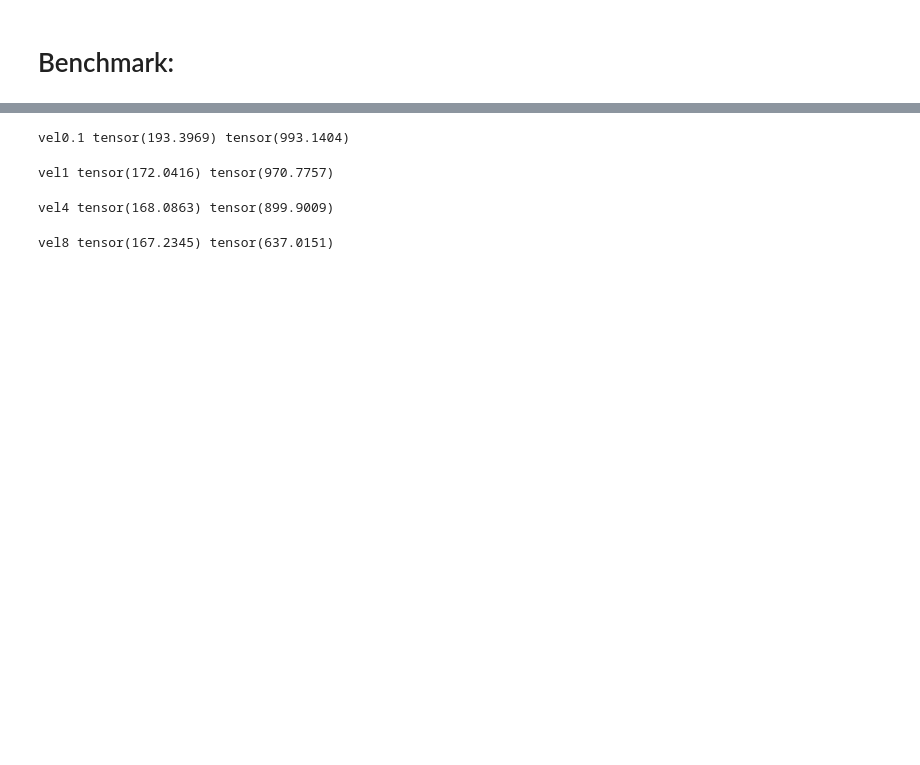
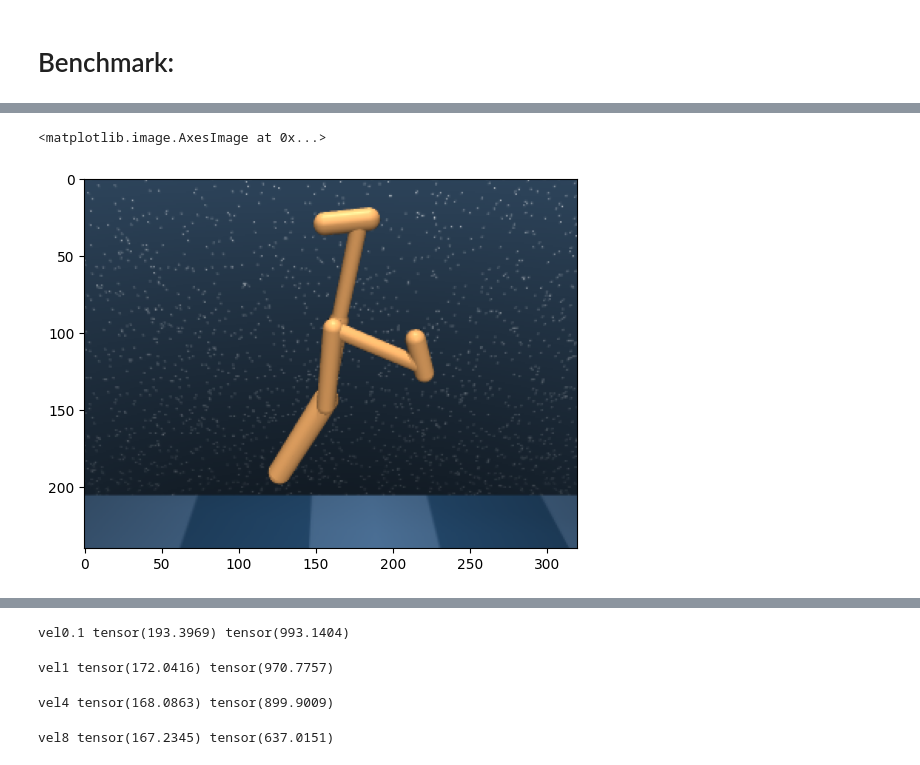
Before and after one commit to TheSun00000/fre_experiments, a Jupyter notebook: offline_fre+dmc.ipynb, the cells around one changed output, grey strips where cells are left out. Cells and saved outputs as stored; diff of their text form; code cells hidden in the pictures; blank space fills up the shorter version.

```diff
--- a/offline_fre+dmc.ipynb
+++ b/offline_fre+dmc.ipynb
@@ -1662,0 +1644,6 @@ Error:
+# %%
+
+plt.imshow(img)
+# %% [output]
+<matplotlib.image.AxesImage at 0x...>
+[figure, added]
```
Also changed, not shown: parts of 17 cells of this notebook, 2 other files.
